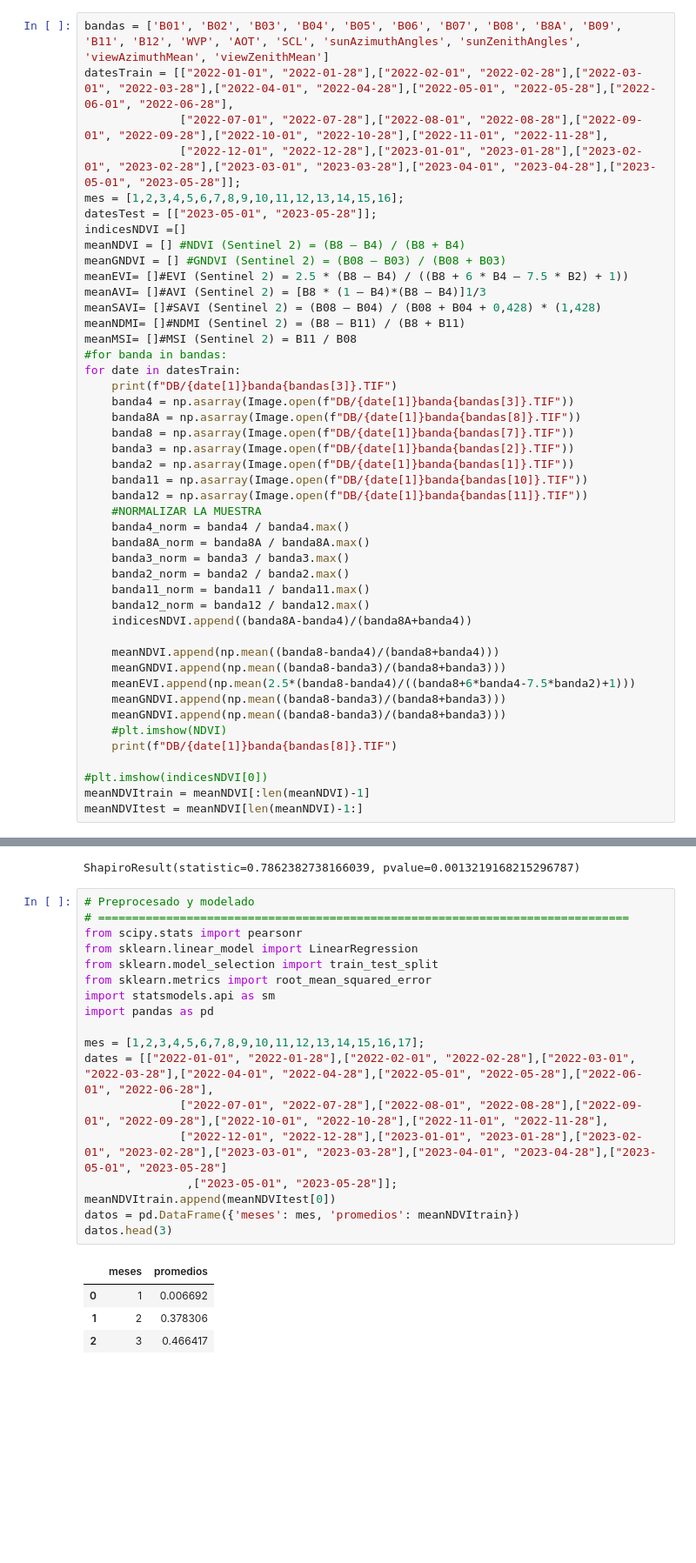
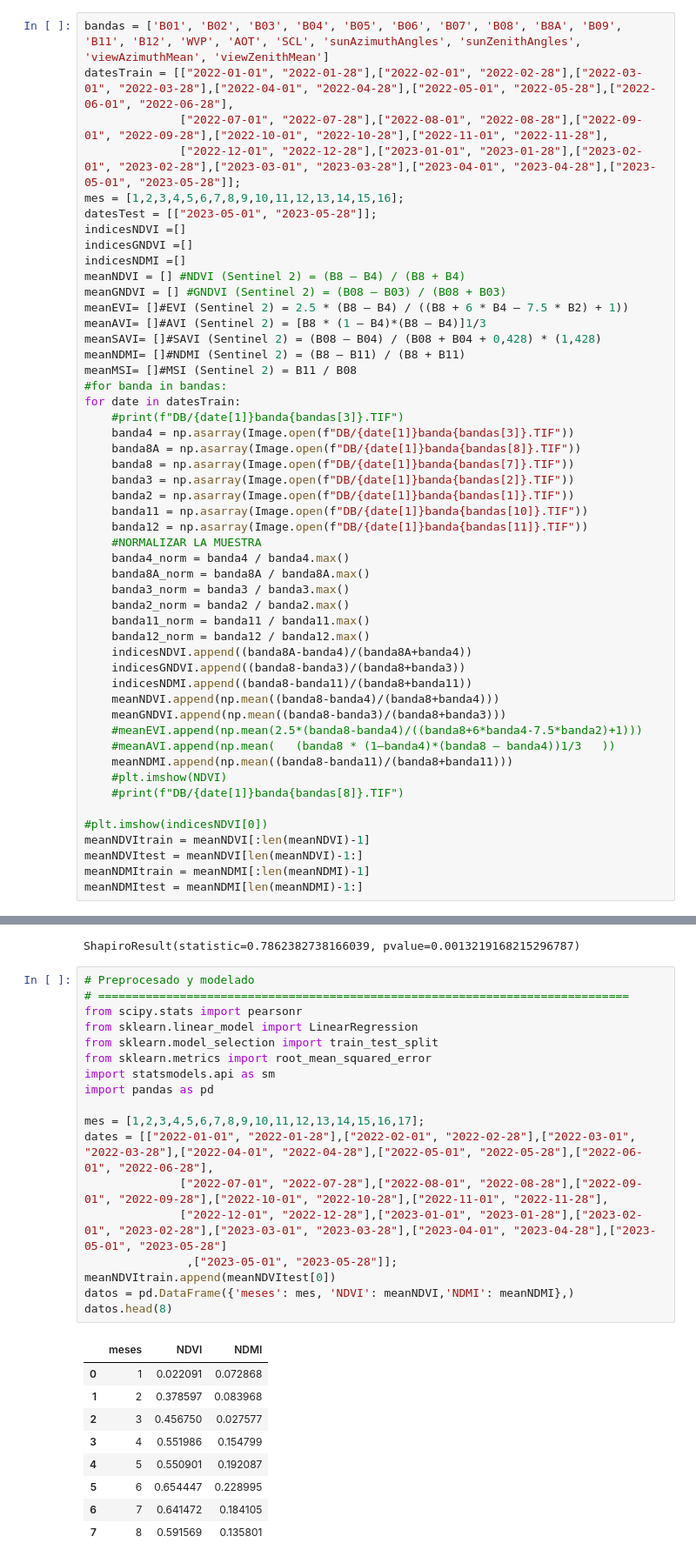
Before and after one commit to mateoarevaloangel/TFM, a Jupyter notebook: regresionLineal.ipynb, the cells around one changed output, grey strips where cells are left out. Shown at 87% size. Saved outputs shown, nothing was run; the diff lists cells and outputs as text; blank space fills up the shorter version.

```diff
--- a/regresionLineal.ipynb
+++ b/regresionLineal.ipynb
@@ -18,6 +18,8 @@ datesTrain = [["2022-01-01", "2022-01-28"],["2022-02-01", "2022-02-28"],["2022-0
 mes = [1,2,3,4,5,6,7,8,9,10,11,12,13,14,15,16];
 datesTest = [["2023-05-01", "2023-05-28"]];
 indicesNDVI =[]
+indicesGNDVI =[]
+indicesNDMI =[]
 meanNDVI = [] #NDVI (Sentinel 2) = (B8 – B4) / (B8 + B4)
 meanGNDVI = [] #GNDVI (Sentinel 2) = (B08 – B03) / (B08 + B03)
 meanEVI= []#EVI (Sentinel 2) = 2.5 * (B8 – B4) / ((B8 + 6 * B4 – 7.5 * B2) + 1))
@@ -27,7 +29,7 @@ meanNDMI= []#NDMI (Sentinel 2) = (B8 – B11) / (B8 + B11)
 meanMSI= []#MSI (Sentinel 2) = B11 / B08
 #for banda in bandas:
 for date in datesTrain:
-    print(f"DB/{date[1]}banda{bandas[3]}.TIF")
+    #print(f"DB/{date[1]}banda{bandas[3]}.TIF")
     banda4 = np.asarray(Image.open(f"DB/{date[1]}banda{bandas[3]}.TIF"))
     banda8A = np.asarray(Image.open(f"DB/{date[1]}banda{bandas[8]}.TIF"))
     banda8 = np.asarray(Image.open(f"DB/{date[1]}banda{bandas[7]}.TIF"))
@@ -43,15 +45,18 @@ for date in datesTrain:
     banda11_norm = banda11 / banda11.max()
     banda12_norm = banda12 / banda12.max()
     indicesNDVI.append((banda8A-banda4)/(banda8A+banda4))
-
+    indicesGNDVI.append((banda8-banda3)/(banda8+banda3))
+    indicesNDMI.append((banda8-banda11)/(banda8+banda11))
     meanNDVI.append(np.mean((banda8-banda4)/(banda8+banda4)))
     meanGNDVI.append(np.mean((banda8-banda3)/(banda8+banda3)))
-    meanEVI.append(np.mean(2.5*(banda8-banda4)/((banda8+6*banda4-7.5*banda2)+1)))
-    meanGNDVI.append(np.mean((banda8-banda3)/(banda8+banda3)))
-    meanGNDVI.append(np.mean((banda8-banda3)/(banda8+banda3)))
+    #meanEVI.append(np.mean(2.5*(banda8-banda4)/((banda8+6*banda4-7.5*banda2)+1)))
+    #meanAVI.append(np.mean(   (banda8 * (1–banda4)*(banda8 – banda4))1/3   ))
+    meanNDMI.append(np.mean((banda8-banda11)/(banda8+banda11)))
     #plt.imshow(NDVI)
-    print(f"DB/{date[1]}banda{bandas[8]}.TIF")
+    #print(f"DB/{date[1]}banda{bandas[8]}.TIF")
 
 #plt.imshow(indicesNDVI[0])
 meanNDVItrain = meanNDVI[:len(meanNDVI)-1]
 meanNDVItest = meanNDVI[len(meanNDVI)-1:]
+meanNDMItrain = meanNDMI[:len(meanNDMI)-1]
+meanNDMItest = meanNDMI[len(meanNDMI)-1:]
@@ -113,23 +130,28 @@ ShapiroResult(statistic=0.7862382738166039, pvalue=0.0013219168215296787)
 # %%
 # Preprocesado y modelado
 # ==============================================================================
 from scipy.stats import pearsonr
 from sklearn.linear_model import LinearRegression
 from sklearn.model_selection import train_test_split
 from sklearn.metrics import root_mean_squared_error
 import statsmodels.api as sm
 import pandas as pd
 
 mes = [1,2,3,4,5,6,7,8,9,10,11,12,13,14,15,16,17];
 dates = [["2022-01-01", "2022-01-28"],["2022-02-01", "2022-02-28"],["2022-03-01", "2022-03-28"],["2022-04-01", "2022-04-28"],["2022-05-01", "2022-05-28"],["2022-06-01", "2022-06-28"],
               ["2022-07-01", "2022-07-28"],["2022-08-01", "2022-08-28"],["2022-09-01", "2022-09-28"],["2022-10-01", "2022-10-28"],["2022-11-01", "2022-11-28"],
               ["2022-12-01", "2022-12-28"],["2023-01-01", "2023-01-28"],["2023-02-01", "2023-02-28"],["2023-03-01", "2023-03-28"],["2023-04-01", "2023-04-28"],["2023-05-01", "2023-05-28"]
                ,["2023-05-01", "2023-05-28"]];
 meanNDVItrain.append(meanNDVItest[0])
-datos = pd.DataFrame({'meses': mes, 'promedios': meanNDVItrain})
-datos.head(3)
+datos = pd.DataFrame({'meses': mes, 'NDVI': meanNDVI,'NDMI': meanNDMI},)
+datos.head(8)
 # %% [output]
-|  | meses | promedios |
-| 0 | 1 | 0.006692 |
-| 1 | 2 | 0.378306 |
-| 2 | 3 | 0.466417 |
+|  | meses | NDVI | NDMI |
+| 0 | 1 | 0.022091 | 0.072868 |
+| 1 | 2 | 0.378597 | 0.083968 |
+| 2 | 3 | 0.456750 | 0.027577 |
+| 3 | 4 | 0.551986 | 0.154799 |
+| 4 | 5 | 0.550901 | 0.192087 |
+| 5 | 6 | 0.654447 | 0.228995 |
+| 6 | 7 | 0.641472 | 0.184105 |
+| 7 | 8 | 0.591569 | 0.135801 |
```
Also changed, not shown: parts of 20 cells of this notebook.
